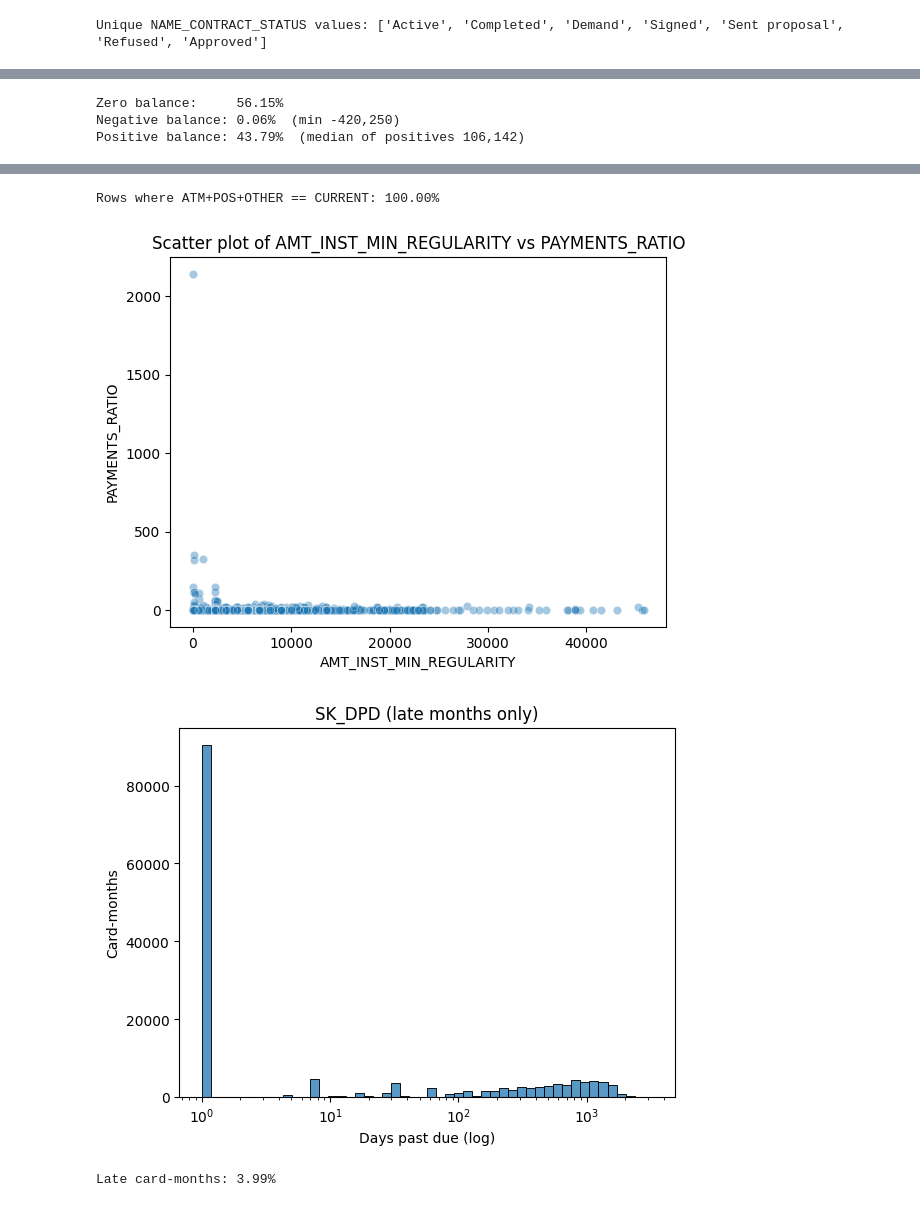
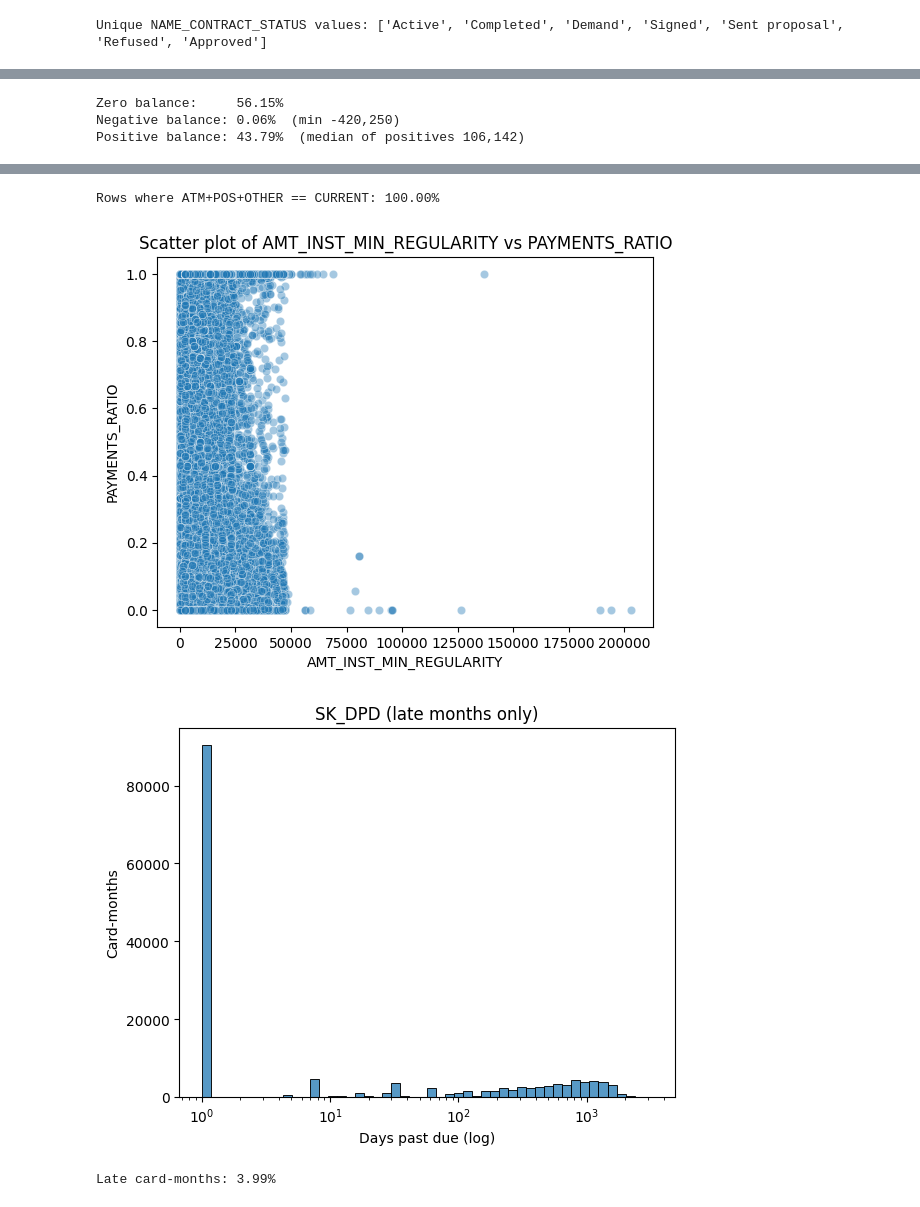
Before and after one commit to HopeRise/Home_Credit_Default_Risk, a Jupyter notebook: Financial_Risk_Model.ipynb, the cells around one changed output, grey strips where cells are left out. Cells and saved outputs as stored; diff of their text form; code cells hidden in the pictures.

```diff
--- a/Financial_Risk_Model.ipynb
+++ b/Financial_Risk_Model.ipynb
@@ -555,7 +394,6 @@ bur_agg.to_csv('cleaned_datasets/Bureau_Agg.csv', index=False)
 ## Credit Card Balance
 # %%
 df_CC = pd.read_csv('datasets/credit_card_balance.csv')
-df_CC = df_CC
 # %%
 print("NANs?")
 nan_percentages = df_CC.isnull().sum() / len(df_CC) * 100
@@ -659,38 +497,39 @@ plt.show()
 
 # sanity check: does ATM + POS + OTHER equal CURRENT?
 match = (df_CC[channels].sum(axis=1) == df_CC['CNT_DRAWINGS_CURRENT'])[df_CC[channels].notna().all(axis=1)]
 print(f"Rows where ATM+POS+OTHER == CURRENT: {match.mean():.2%}")
 
-df_CC['PAYMENTS_RATIO'] = df_CC['AMT_PAYMENT_TOTAL_CURRENT'] / df_CC['AMT_INST_MIN_REGULARITY'].replace(0, np.nan)
-sns.scatterplot(
-    data=df_CC.sample(n=5_000, random_state=42),
+df_CC['PAYMENTS_RATIO'] = (df_CC['AMT_PAYMENT_TOTAL_CURRENT'] / df_CC['AMT_INST_MIN_REGULARITY'].replace(0, np.nan)).clip(upper=1)
+ax = sns.scatterplot(
+    data=df_CC.dropna(subset=['PAYMENTS_RATIO']),
     x='AMT_INST_MIN_REGULARITY',
     y='PAYMENTS_RATIO',
     alpha=0.4
-).set_title('Scatter plot of AMT_INST_MIN_REGULARITY vs PAYMENTS_RATIO')
+)
+ax.set_title('Scatter plot of AMT_INST_MIN_REGULARITY vs PAYMENTS_RATIO')
 plt.show()
 
 late = df_CC.loc[df_CC['SK_DPD'] > 0, 'SK_DPD']
 
 dx = sns.histplot(x=late, bins=50, log_scale=True)   # log x is fine now: no zeros
 dx.set(title='SK_DPD (late months only)', xlabel='Days past due (log)', ylabel='Card-months')
 plt.show()
 
 print(f"Late card-months: {(df_CC['SK_DPD'] > 0).mean():.2%}")
 # %% [output]
 [figure]
 [figure]
 [figure]
 Zero balance:     56.15%
 Negative balance: 0.06%  (min -420,250)
 Positive balance: 43.79%  (median of positives 106,142)
 [figure]
 [figure]
 [figure]
 [figure]
 [figure]
 Rows where ATM+POS+OTHER == CURRENT: 100.00%
-[figure, old version]
+[figure, new version]
 [figure]
 Late card-months: 3.99%
 # %% [markdown]
```
Also changed, not shown: parts of 26 cells of this notebook.
